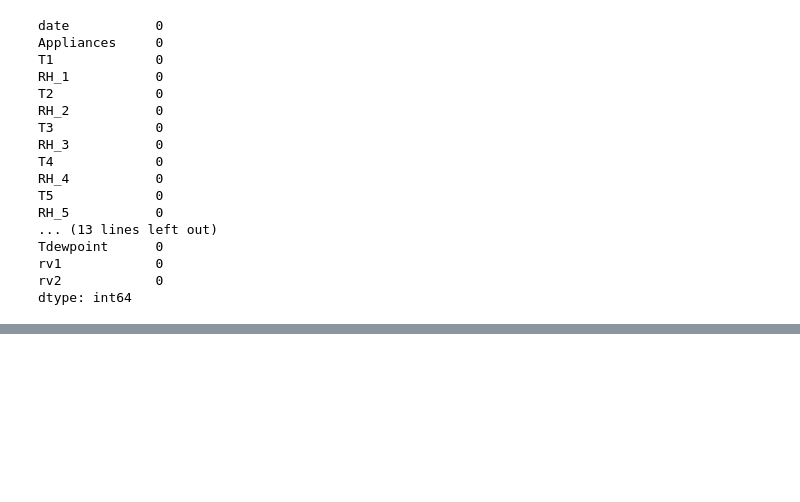
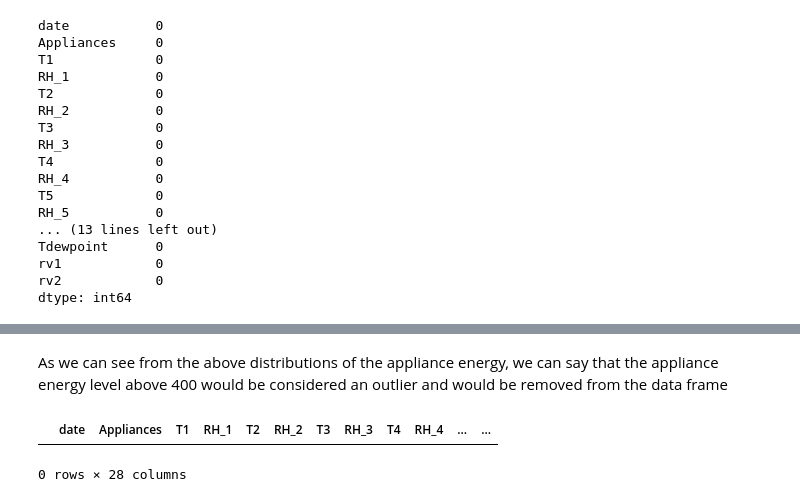
Before and after one commit to Srijan-Rai/Appliane-Energy-Prediction, a Jupyter notebook: ApplianceEnergyPrediction.ipynb, the cells around one changed output, grey strips where cells are left out. Drawn from its saved outputs; the diff is of its cells as text; code cells hidden in the pictures; blank space fills up the shorter version.

```diff
--- a/ApplianceEnergyPrediction.ipynb
+++ b/ApplianceEnergyPrediction.ipynb
@@ -229,0 +242,2 @@ dtype: int64
+# %% [markdown]
+As we can see from the above distributions of the appliance energy, we can say that the appliance energy level above 400 would be considered an outlier and would be removed from the data frame
@@ -229,0 +247,6 @@ dtype: int64
+# %%
+# Checking for negative appliance energy
+df[df['Appliances']<0]
+# %% [output]
+|  | date | Appliances | T1 | RH_1 | T2 | RH_2 | T3 | RH_3 | T4 | RH_4 | ... | ... |
+0 rows × 28 columns
```
Also changed, not shown: parts of 7 cells of this notebook.
